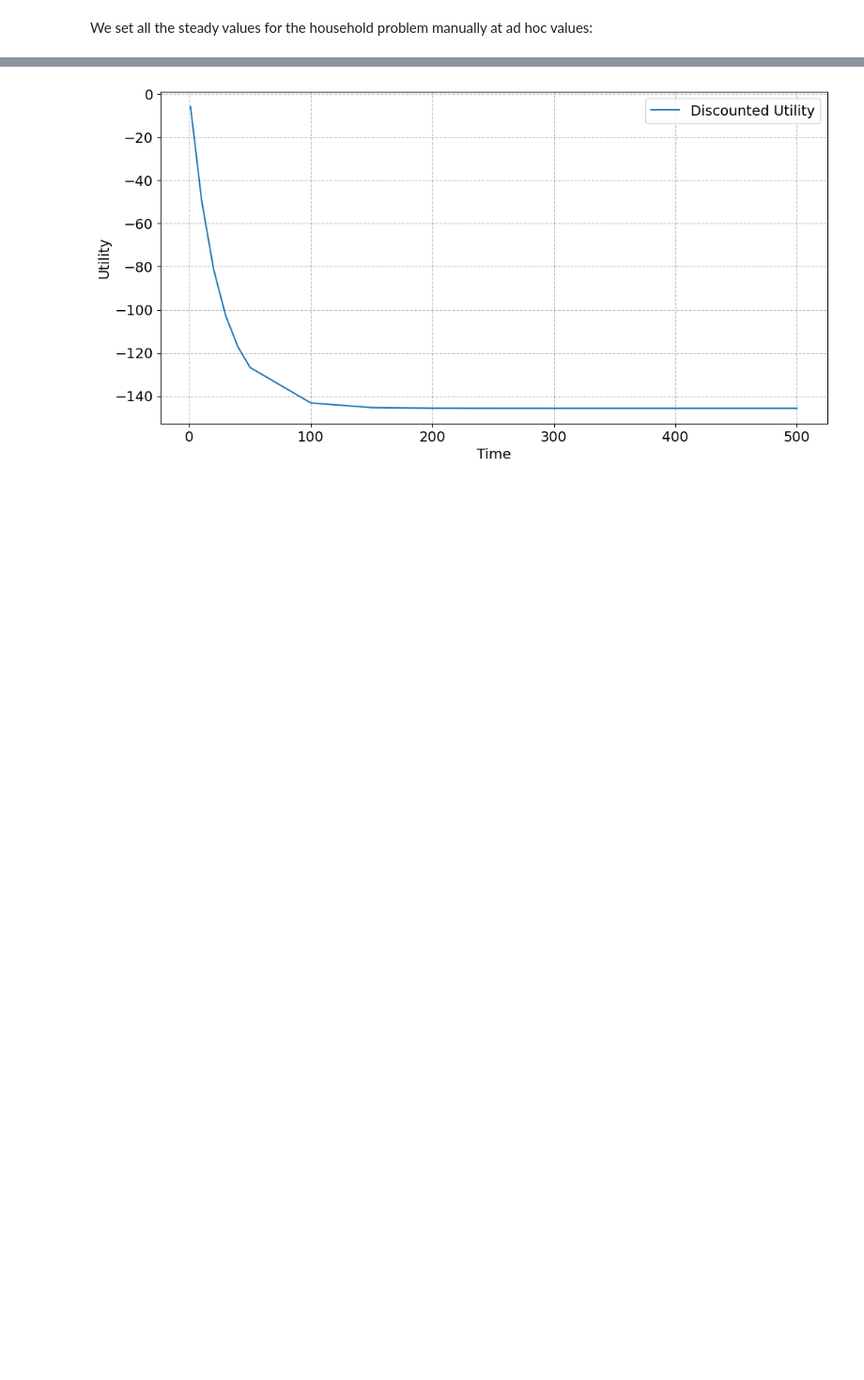
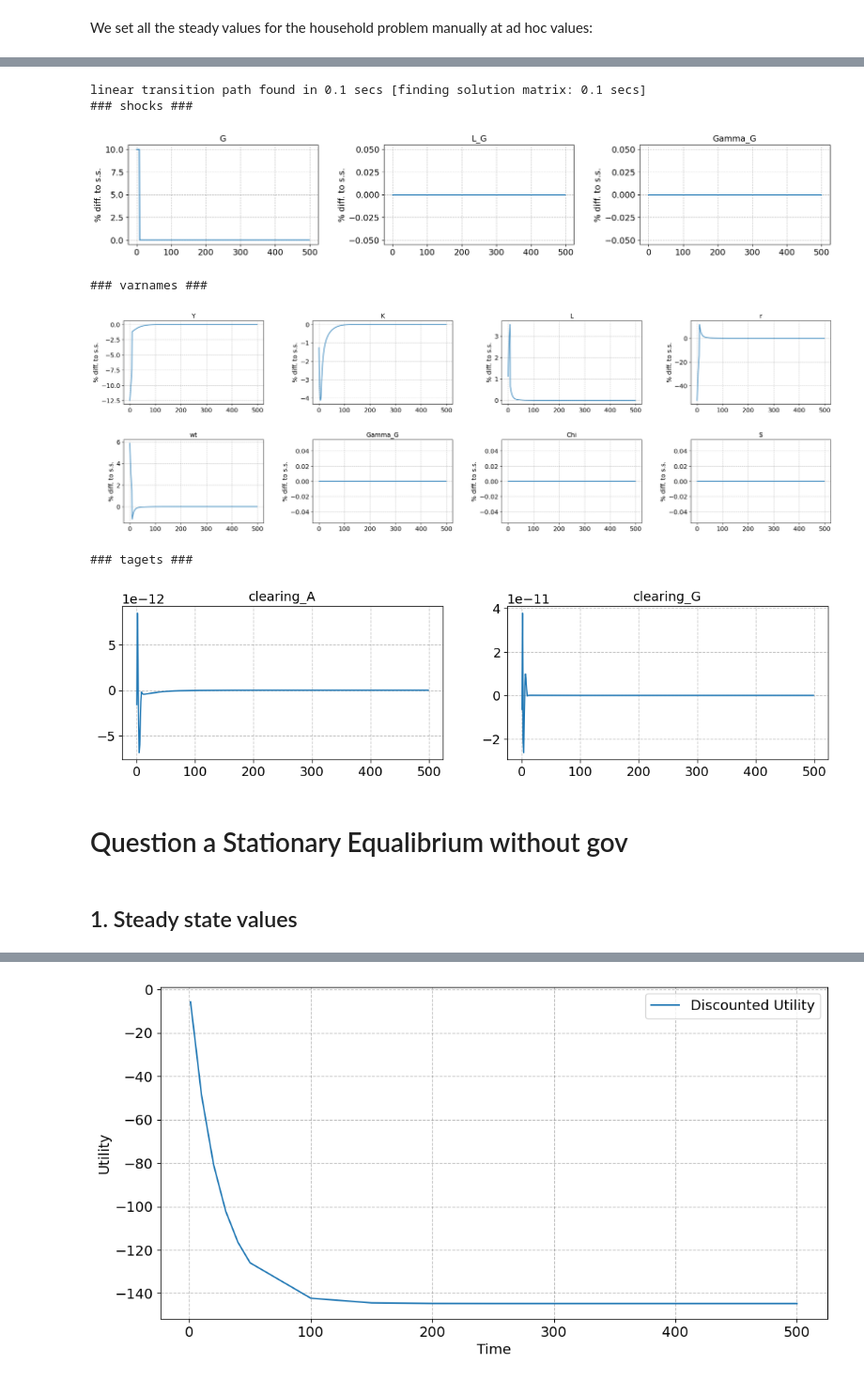
Before and after one commit to funlime/Assignment_2, a Jupyter notebook: Assignment_II/HANCWelfareModel.ipynb, the cells around one changed output, grey strips where cells are left out. Shown at 94% size. Saved outputs shown, nothing was run; the diff lists cells and outputs as text; code cells hidden in the pictures; blank space fills up the shorter version.

```diff
--- a/Assignment_II/HANCWelfareModel.ipynb
+++ b/Assignment_II/HANCWelfareModel.ipynb
@@ -176,0 +177,8 @@ transition path found in 1.1 secs
+# %%
+# a. define shock
+dG = np.zeros(par.T)
+dG[0:9] = 0.1*ss.G
+shocks = {'dG':dG}
+
+# b. find transition path
+model.find_transition_path(do_print=True,shocks=shocks)
@@ -176,0 +208,15 @@ transition path found in 1.1 secs
+# %%
+model.find_IRFs(shocks=shocks,do_print=True)
+model.show_IRFs(varnames=['Y','K','L','r','wt','Gamma_G','Chi','S'])
+# %% [output]
+linear transition path found in 0.1 secs [finding solution matrix: 0.1 secs]
+### shocks ###
+[figure, added]
+### varnames ###
+[figure, added]
+### tagets ###
+[figure, added]
+# %% [markdown]
+# Question a Stationary Equalibrium without gov
+# %% [markdown]
+## 1. Steady state values
```
Also changed, not shown: parts of 27 cells of this notebook, 3 other files.
